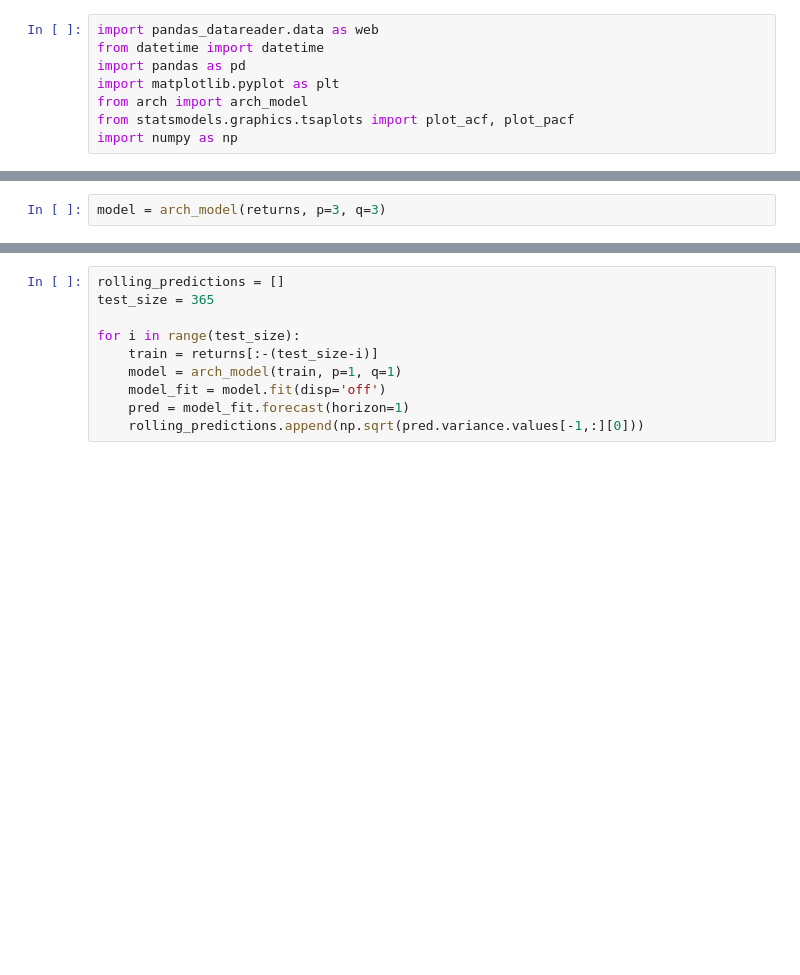
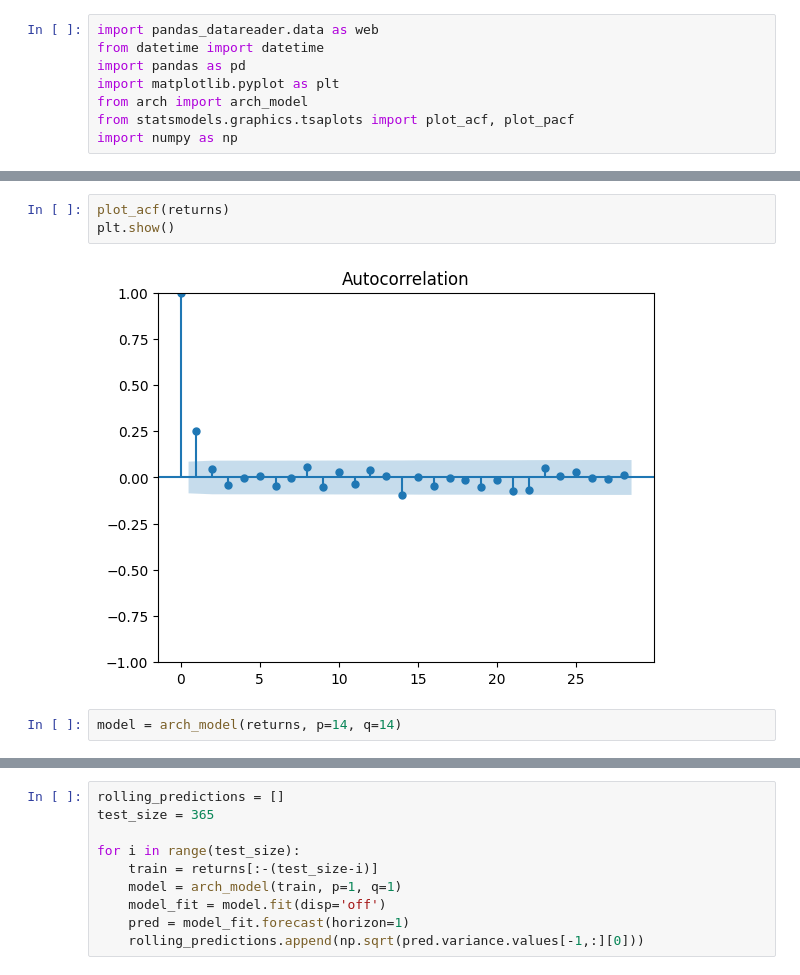
Before and after one commit to bit-mystic/Algo_Trading, a Jupyter notebook: Testings/GAARCH/GARCH Stock Modeling.ipynb, the cells around one changed output, grey strips where cells are left out. Cells and saved outputs as stored; diff of their text form; blank space fills up the shorter version.

Commit message:
to_show

```diff
--- a/Testings/GAARCH/GARCH Stock Modeling.ipynb
+++ b/Testings/GAARCH/GARCH Stock Modeling.ipynb
@@ -35,4 +59,9 @@ plt.show()
+# %%
+plot_acf(returns)
+plt.show()
+# %% [output]
+[figure, added]
 # %%
-model = arch_model(returns, p=3, q=3)
+model = arch_model(returns, p=14, q=14)
 # %%
 model_fit = model.fit()
```
Also changed, not shown: parts of 23 cells of this notebook, 6 other files.
